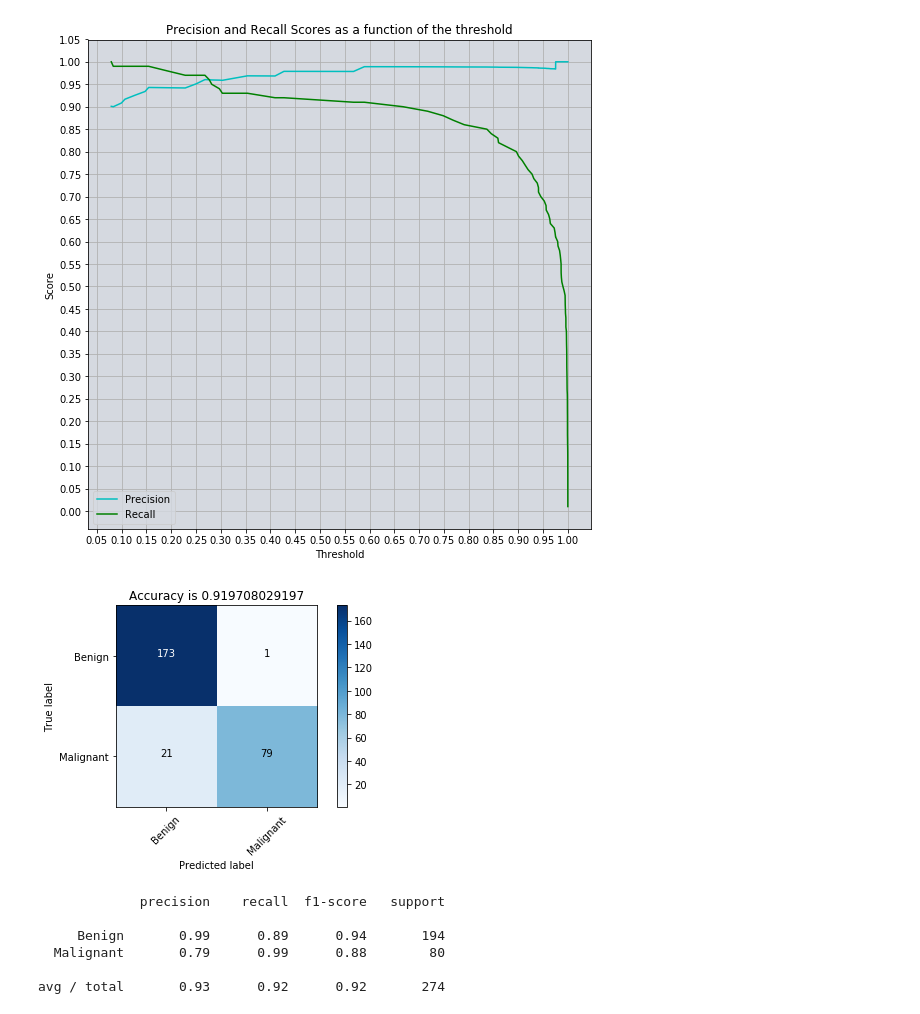
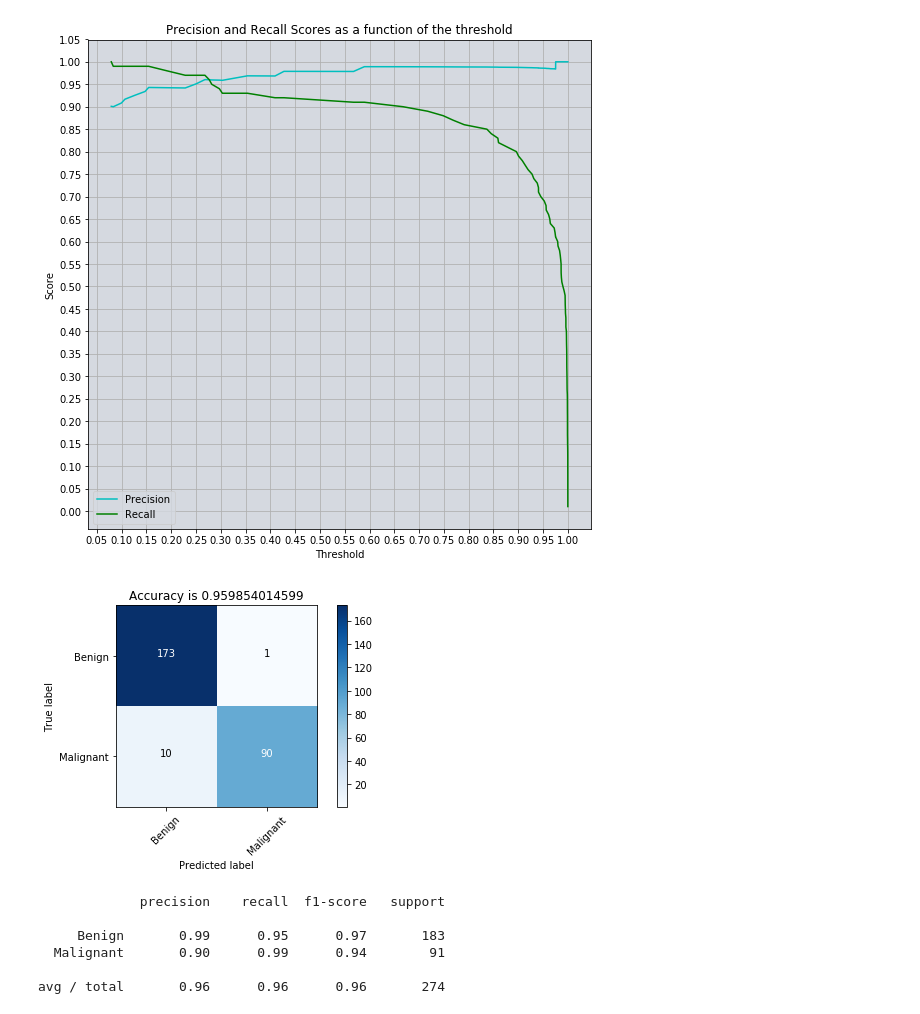
Before and after one commit to saurbkumar/cancer_predction, a Jupyter notebook: figure.ipynb, the cells around one changed output. Cells and saved outputs as stored; diff of their text form; code cells hidden in the pictures.

```diff
--- a/figure.ipynb
+++ b/figure.ipynb
@@ -333,17 +333,17 @@ y_pred_prob = y_pred_prob[:,1]
 # %%
 # let calculate the precision and other things at the new threshold value
 # %%
-new_threshold = .9
+new_threshold = .6
 y_pred_new = adjusted_prediction(y_pred_prob,new_threshold)
 score_new = accuracy_score(y_test, y_pred_new,normalize=True)
 plt_confusion_matrix(y_pred_new,y_test,score_new)
 print(classification_report(y_pred_new, y_test, target_names=CLASS_NAME))
 # %% [output]
-[figure, old version]
+[figure, new version]
              precision    recall  f1-score   support
 
-     Benign       0.99      0.89      0.94       194
-  Malignant       0.79      0.99      0.88        80
+     Benign       0.99      0.95      0.97       183
+  Malignant       0.90      0.99      0.94        91
 
-avg / total       0.93      0.92      0.92       274
+avg / total       0.96      0.96      0.96       274
 # %%
```
Also changed, not shown: parts of 3 cells of this notebook.
